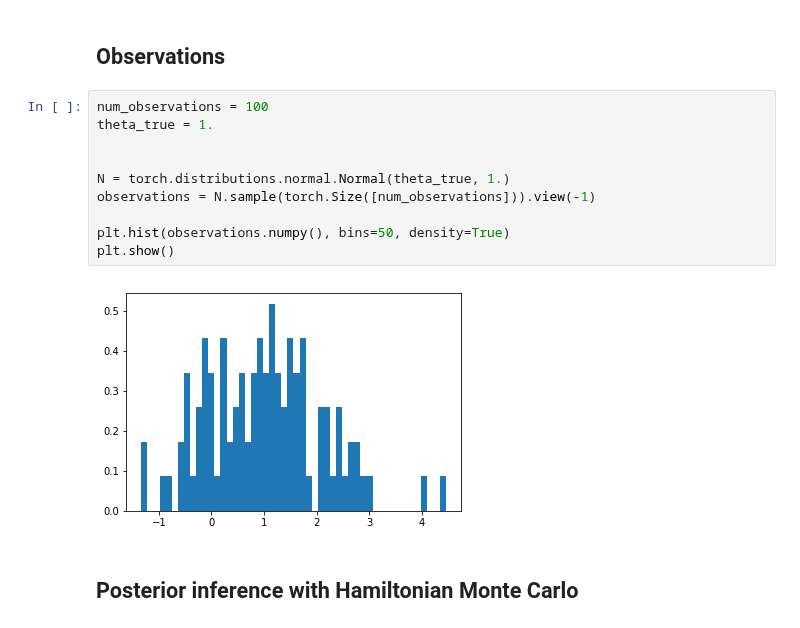
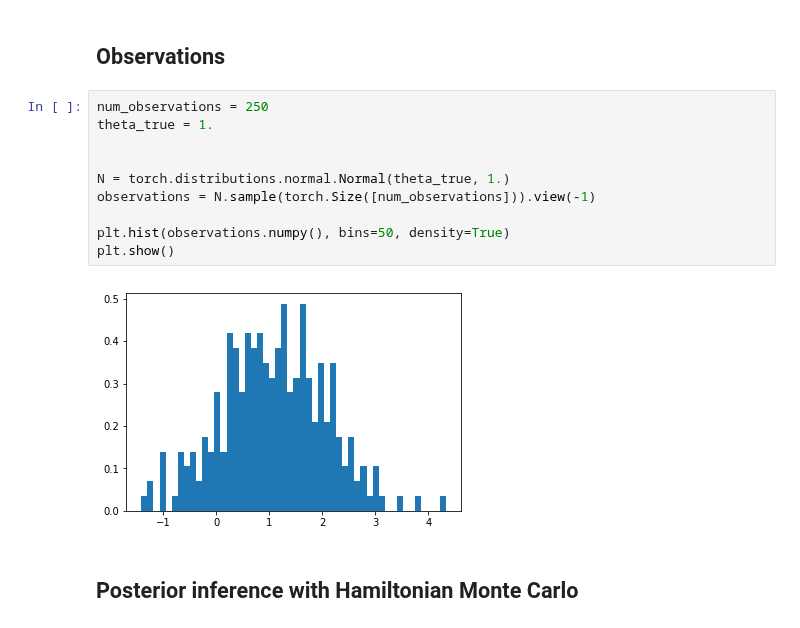
Before and after one commit to montefiore-institute/hypothesis, a Jupyter notebook: examples/hamiltonian_monte_carlo.ipynb, the cells around one changed output. Saved outputs shown, nothing was run; the diff lists cells and outputs as text.

```diff
--- a/examples/hamiltonian_monte_carlo.ipynb
+++ b/examples/hamiltonian_monte_carlo.ipynb
@@ -7,17 +7,17 @@ import matplotlib.pyplot as plt
 # %% [markdown]
 ## Observations
 # %%
-num_observations = 100
+num_observations = 250
 theta_true = 1.
 
 
 N = torch.distributions.normal.Normal(theta_true, 1.)
 observations = N.sample(torch.Size([num_observations])).view(-1)
 
 plt.hist(observations.numpy(), bins=50, density=True)
 plt.show()
 # %% [output]
-[figure, old version]
+[figure, new version]
 # %% [markdown]
 ## Posterior inference with Hamiltonian Monte Carlo
 # %%
```
Also changed, not shown: parts of 11 cells of this notebook, 3 other files.
